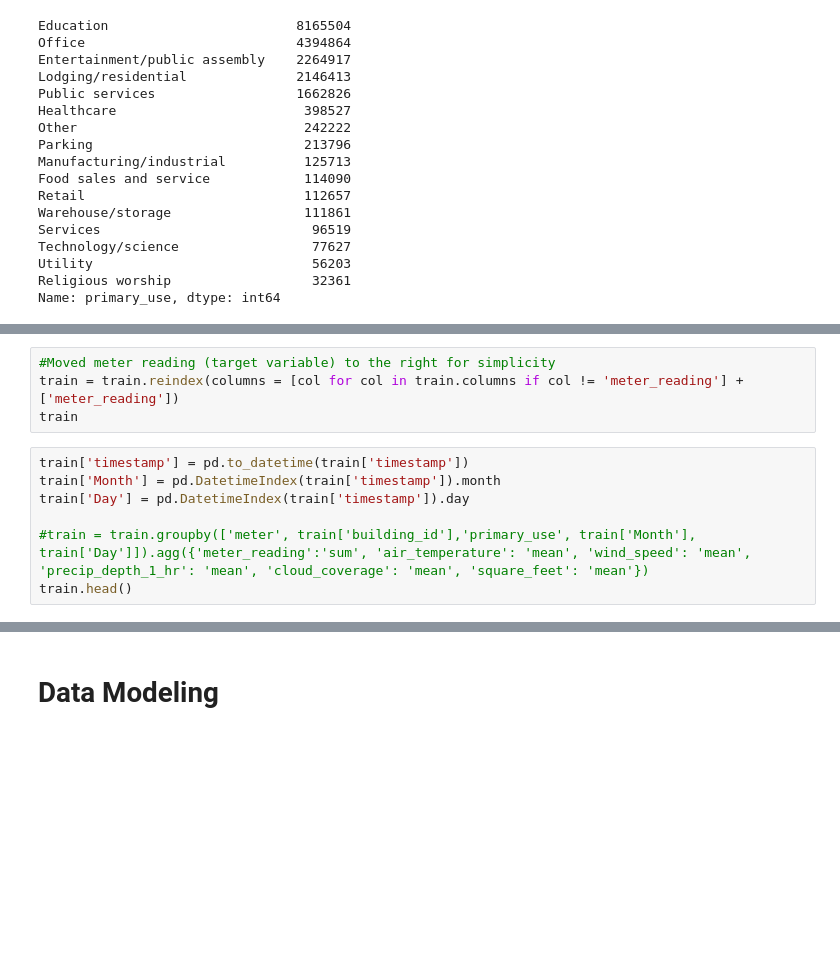
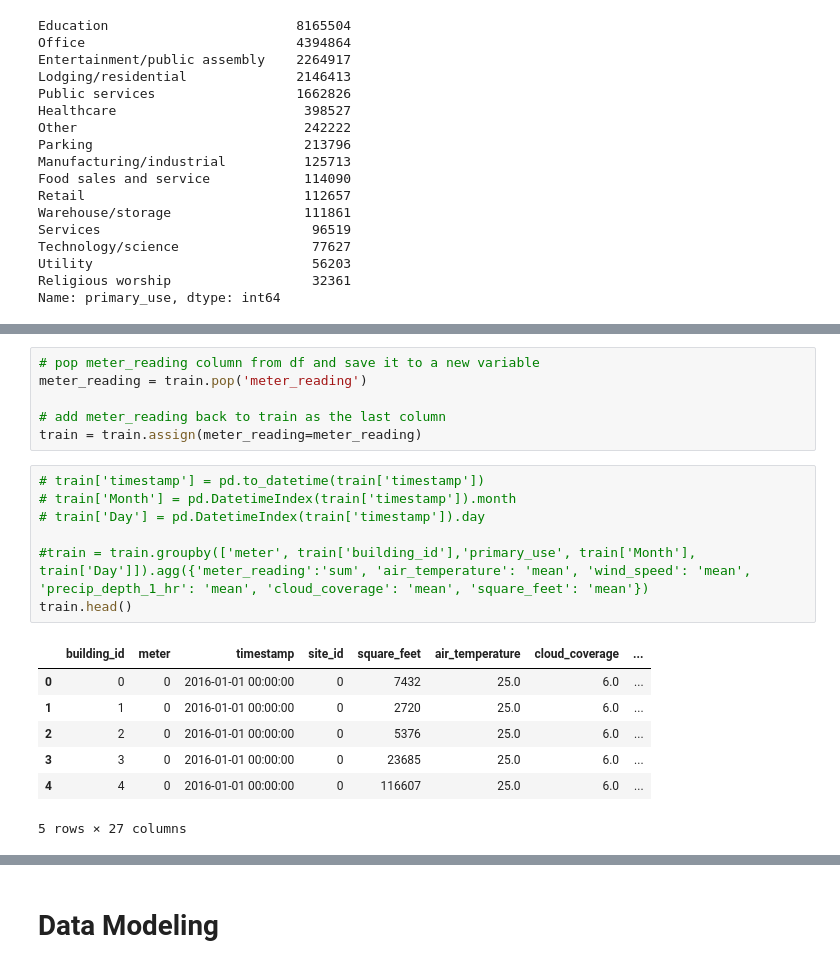
Before and after one commit to Shereen74/graduation_project, a Jupyter notebook: PredictingEnergyConsumption_GP.ipynb, the cells around one changed output, grey strips where cells are left out. Drawn from its saved outputs; the diff is of its cells as text; blank space fills up the shorter version.

```diff
--- a/PredictingEnergyConsumption_GP.ipynb
+++ b/PredictingEnergyConsumption_GP.ipynb
@@ -226,11 +225,21 @@ train
-# %%
-#Moved meter reading (target variable) to the right for simplicity
-train = train.reindex(columns = [col for col in train.columns if col != 'meter_reading'] + ['meter_reading'])
-train
+# %%
+# pop meter_reading column from df and save it to a new variable
+meter_reading = train.pop('meter_reading')
+
+# add meter_reading back to train as the last column
+train = train.assign(meter_reading=meter_reading)
 # %%
-train['timestamp'] = pd.to_datetime(train['timestamp'])
-train['Month'] = pd.DatetimeIndex(train['timestamp']).month
-train['Day'] = pd.DatetimeIndex(train['timestamp']).day
+# train['timestamp'] = pd.to_datetime(train['timestamp'])
+# train['Month'] = pd.DatetimeIndex(train['timestamp']).month
+# train['Day'] = pd.DatetimeIndex(train['timestamp']).day
 
 #train = train.groupby(['meter', train['building_id'],'primary_use', train['Month'], train['Day']]).agg({'meter_reading':'sum', 'air_temperature': 'mean', 'wind_speed': 'mean', 'precip_depth_1_hr': 'mean', 'cloud_coverage': 'mean', 'square_feet': 'mean'})
 train.head()
+# %% [output]
+|  | building_id | meter | timestamp | site_id | square_feet | air_temperature | cloud_coverage | ... |
+| 0 | 0 | 0 | 2016-01-01 00:00:00 | 0 | 7432 | 25.0 | 6.0 | ... |
+| 1 | 1 | 0 | 2016-01-01 00:00:00 | 0 | 2720 | 25.0 | 6.0 | ... |
+| 2 | 2 | 0 | 2016-01-01 00:00:00 | 0 | 5376 | 25.0 | 6.0 | ... |
+| 3 | 3 | 0 | 2016-01-01 00:00:00 | 0 | 23685 | 25.0 | 6.0 | ... |
+| 4 | 4 | 0 | 2016-01-01 00:00:00 | 0 | 116607 | 25.0 | 6.0 | ... |
+5 rows × 27 columns
```
Also changed, not shown: parts of 10 cells of this notebook.
